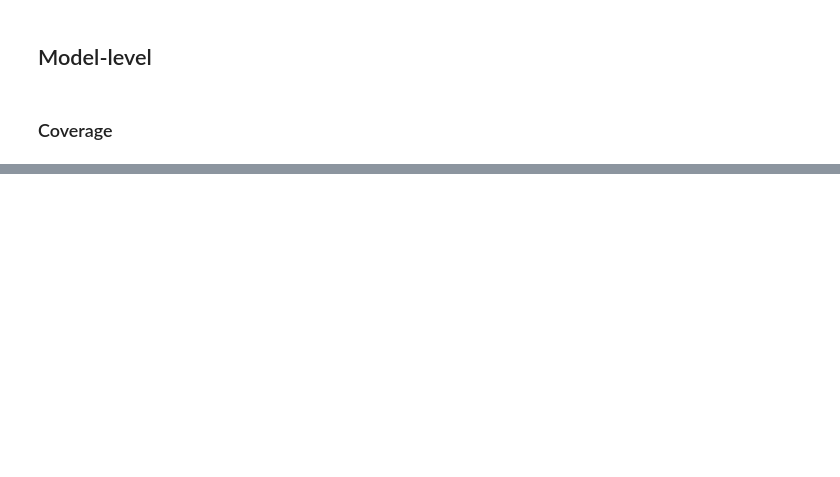
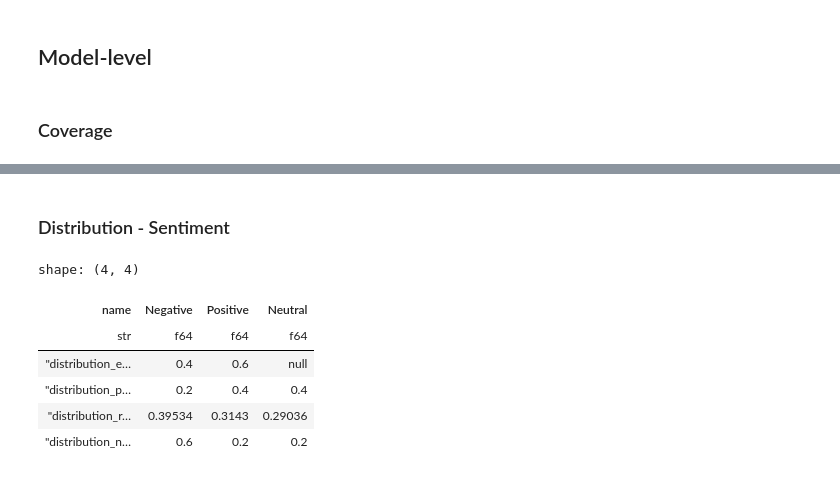
Before and after one commit to ebanalyse/ebnerd-benchmark, a Jupyter notebook: examples/03_beyond_accuracy/make_beyond_accuracy.ipynb, the cells around one changed output, grey strips where cells are left out. Saved outputs shown, nothing was run; the diff lists cells and outputs as text; code cells hidden in the pictures; blank space fills up the shorter version.

```diff
--- a/examples/03_beyond_accuracy/make_beyond_accuracy.ipynb
+++ b/examples/03_beyond_accuracy/make_beyond_accuracy.ipynb
@@ -493,0 +474,19 @@ array([0.7294])
+# %% [markdown]
+### Distribution - Sentiment
+# %%
+df_distribution_sentiment = pl.concat([
+    pl.DataFrame(compute_transform_distribution(n_candidates_editorial_picks, lookup_dict=candidate_dict, lookup_key=DEFAULT_SENTIMENT_LABEL_COL, suffix="_editorial_picks")),
+    pl.DataFrame(compute_transform_distribution(n_candidates_popular, lookup_dict=candidate_dict, lookup_key=DEFAULT_SENTIMENT_LABEL_COL, suffix="_popular")),
+    pl.DataFrame(compute_transform_distribution(n_candidates_random, lookup_dict=candidate_dict, lookup_key=DEFAULT_SENTIMENT_LABEL_COL, suffix="_random")),
+    pl.DataFrame(compute_transform_distribution(n_candidates_newest, lookup_dict=candidate_dict, lookup_key=DEFAULT_SENTIMENT_LABEL_COL, suffix="_newest")),
+], how="diagonal")
+# =>
+df_distribution_sentiment
+# %% [output]
+shape: (4, 4)
+| name | Negative | Positive | Neutral |
+| str | f64 | f64 | f64 |
+| "distribution_e… | 0.4 | 0.6 | null |
+| "distribution_p… | 0.2 | 0.4 | 0.4 |
+| "distribution_r… | 0.39534 | 0.3143 | 0.29036 |
+| "distribution_n… | 0.6 | 0.2 | 0.2 |
```
Also changed, not shown: parts of 22 cells of this notebook, 1 other file.
